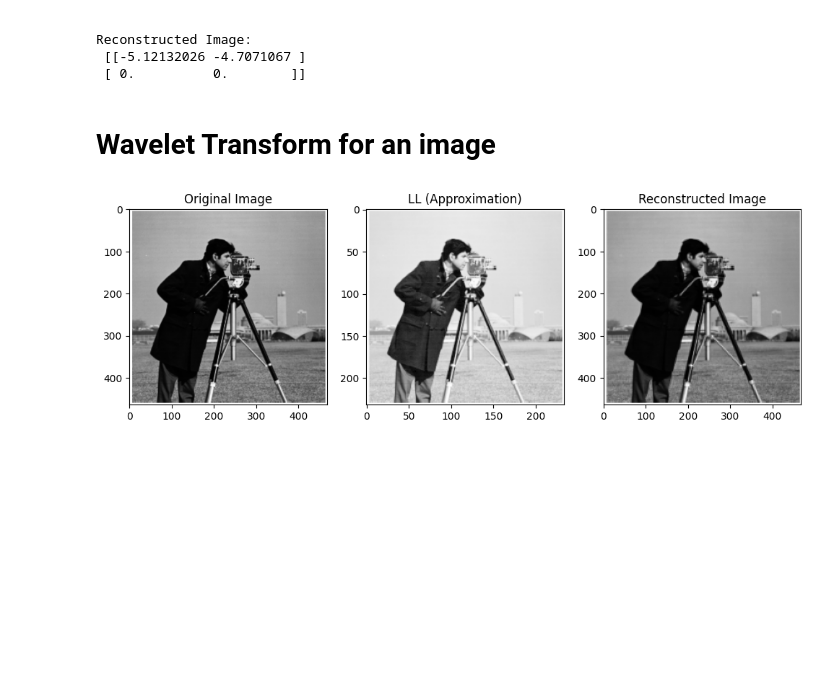
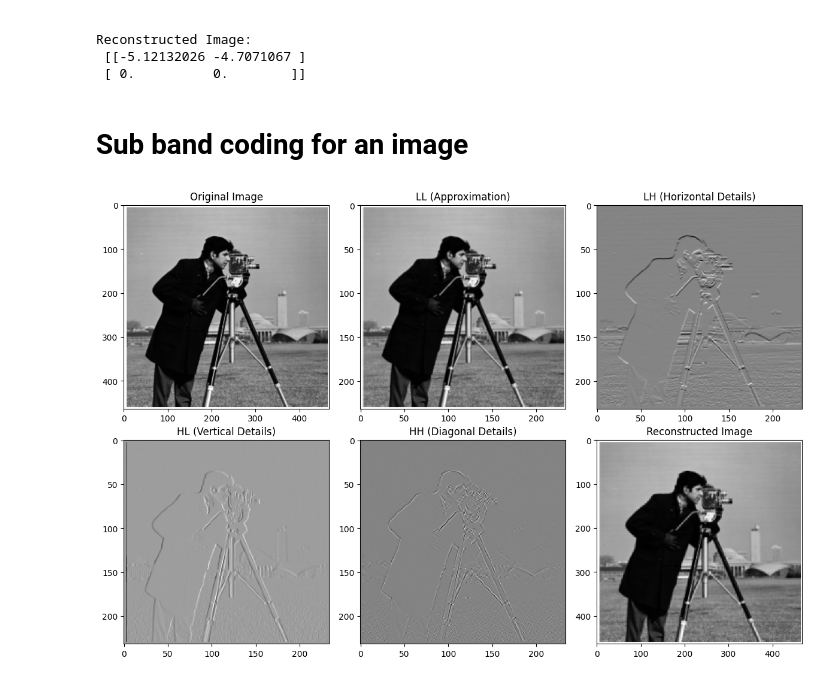
Before and after one commit to arif-du/Digital-Image-Processing, a Jupyter notebook: 9_Wavelet_Transform.ipynb, the cells around one changed output. Saved outputs shown, nothing was run; the diff lists cells and outputs as text; code cells hidden in the pictures; blank space fills up the shorter version.

```diff
--- a/9_Wavelet_Transform.ipynb
+++ b/9_Wavelet_Transform.ipynb
@@ -79,7 +79,7 @@ Reconstructed Image:
  [[-5.12132026 -4.7071067 ]
  [ 0.          0.        ]]
 # %% [markdown]
-# **Wavelet Transform for an image**
+# **Sub band coding for an image**
 # %%
 import numpy as np
 import matplotlib.pyplot as plt
@@ -101,20 +101,22 @@ def dwt2(image):
     row_low = np.zeros((rows, cols // 2))
     row_high = np.zeros((rows, cols // 2))
 
+    # Apply 1D DWT to rows
     for i in range(rows):
-        row_low[i, :] = np.convolve(image[i, :], h, mode='valid')[::2]
-        row_high[i, :] = np.convolve(image[i, :], g, mode='valid')[::2]
+        row_low[i, :] = np.convolve(image[i, :], h, mode='valid')[::2]  # Low-pass
+        row_high[i, :] = np.convolve(image[i, :], g, mode='valid')[::2]  # High-pass
 
+    # Apply 1D DWT to columns
     LL = np.zeros((rows // 2, cols // 2))
     LH = np.zeros((rows // 2, cols // 2))
     HL = np.zeros((rows // 2, cols // 2))
     HH = np.zeros((rows // 2, cols // 2))
 
     for j in range(cols // 2):
-        LL[:, j] = np.convolve(row_low[:, j], h, mode='valid')[::2]
-        LH[:, j] = np.convolve(row_low[:, j], g, mode='valid')[::2]
-        HL[:, j] = np.convolve(row_high[:, j], h, mode='valid')[::2]
-        HH[:, j] = np.convolve(row_high[:, j], g, mode='valid')[::2]
+        LL[:, j] = np.convolve(row_low[:, j], h, mode='valid')[::2]  # LL
+        LH[:, j] = np.convolve(row_low[:, j], g, mode='valid')[::2]  # LH
+        HL[:, j] = np.convolve(row_high[:, j], h, mode='valid')[::2]  # HL
+        HH[:, j] = np.convolve(row_high[:, j], g, mode='valid')[::2]  # HH
 
     return LL, LH, HL, HH
 
@@ -148,36 +150,55 @@ def idwt2(LL, LH, HL, HH):
     up_col_high[:, ::2] = col_high
 
     reconstructed = np.zeros((rows * 2, cols * 2))
     for i in range(rows * 2):
         reconstructed[i, :] = np.convolve(up_col_low[i, :], h, mode='full')[:cols * 2] + np.convolve(up_col_high[i, :], g, mode='full')[:cols * 2]
 
     return reconstructed
 
 # Load an image
 image_path = 'thr.png'  # Replace with your image path
 image = load_image(image_path)
 
 # Perform 2D DWT
 LL, LH, HL, HH = dwt2(image)
 
 # Perform Inverse 2D DWT
 reconstructed_image = idwt2(LL, LH, HL, HH)
 
 # Display the results
-plt.figure(figsize=(12, 6))
+plt.figure(figsize=(12, 8))
 
-plt.subplot(1, 3, 1)
+# Original Image
+plt.subplot(2, 3, 1)
 plt.imshow(image, cmap='gray')
 plt.title('Original Image')
 
-plt.subplot(1, 3, 2)
-plt.imshow(np.log1p(np.abs(LL)), cmap='gray')  # Log scale for better visualization
+# LL Sub-band (Approximation)
+plt.subplot(2, 3, 2)
+plt.imshow(LL, cmap='gray')
 plt.title('LL (Approximation)')
 
-plt.subplot(1, 3, 3)
+# LH Sub-band (Horizontal Details)
+plt.subplot(2, 3, 3)
+plt.imshow(LH, cmap='gray')
+plt.title('LH (Horizontal Details)')
+
+# HL Sub-band (Vertical Details)
+plt.subplot(2, 3, 4)
+plt.imshow(HL, cmap='gray')
+plt.title('HL (Vertical Details)')
+
+# HH Sub-band (Diagonal Details)
+plt.subplot(2, 3, 5)
+plt.imshow(HH, cmap='gray')
+plt.title('HH (Diagonal Details)')
+
+# Reconstructed Image
+plt.subplot(2, 3, 6)
 plt.imshow(reconstructed_image, cmap='gray')
 plt.title('Reconstructed Image')
 
+plt.tight_layout()
 plt.show()
 # %% [output]
-[figure, old version]
+[figure, new version]
```
